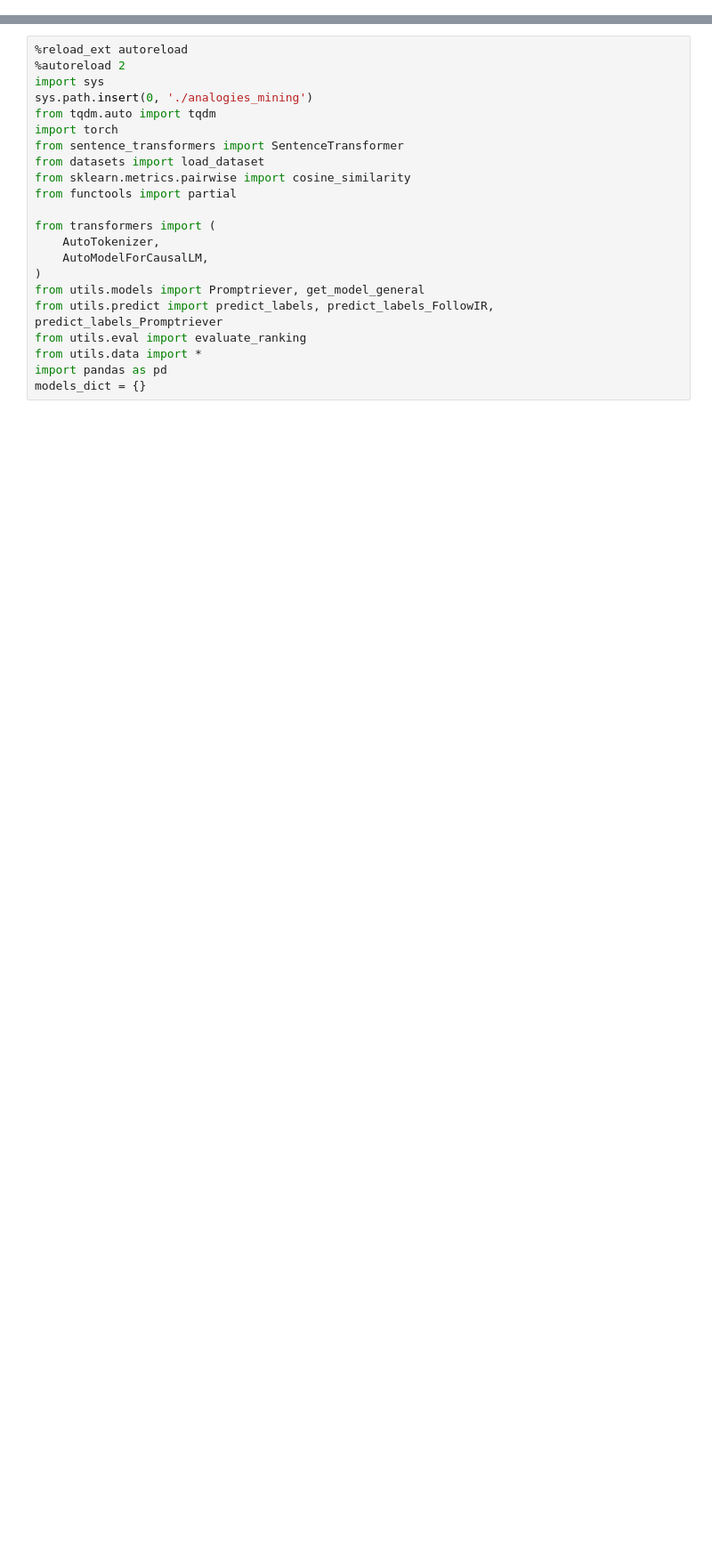
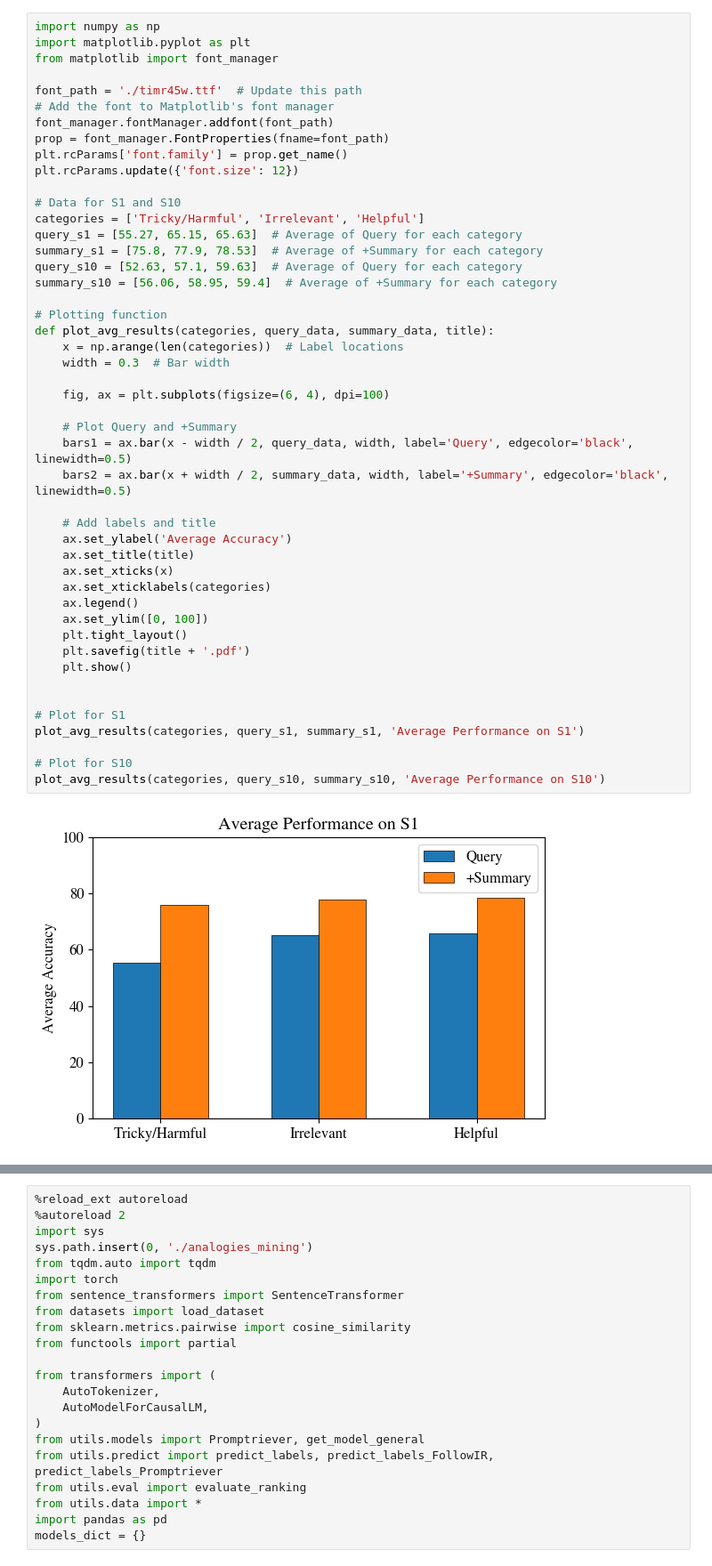
Before and after one commit to LittleDijkstraZ/Analogical_Retrieval, a Jupyter notebook: results_analysis_final.ipynb, the cells around one changed output, grey strips where cells are left out. Shown at 89% size. Cells and saved outputs as stored; diff of their text form; blank space fills up the shorter version.

```diff
--- a/results_analysis_final.ipynb
+++ b/results_analysis_final.ipynb
@@ -0,0 +86,49 @@
+# %%
+import numpy as np
+import matplotlib.pyplot as plt
+from matplotlib import font_manager
+
+font_path = './timr45w.ttf'  # Update this path
+# Add the font to Matplotlib's font manager
+font_manager.fontManager.addfont(font_path)
+prop = font_manager.FontProperties(fname=font_path)
+plt.rcParams['font.family'] = prop.get_name()
+plt.rcParams.update({'font.size': 12})
+
+# Data for S1 and S10
+categories = ['Tricky/Harmful', 'Irrelevant', 'Helpful']
+query_s1 = [55.27, 65.15, 65.63]  # Average of Query for each category
+summary_s1 = [75.8, 77.9, 78.53]  # Average of +Summary for each category
+query_s10 = [52.63, 57.1, 59.63]  # Average of Query for each category
+summary_s10 = [56.06, 58.95, 59.4]  # Average of +Summary for each category
+
+# Plotting function
+def plot_avg_results(categories, query_data, summary_data, title):
+    x = np.arange(len(categories))  # Label locations
+    width = 0.3  # Bar width
+
+    fig, ax = plt.subplots(figsize=(6, 4), dpi=100)
+
+    # Plot Query and +Summary
+    bars1 = ax.bar(x - width / 2, query_data, width, label='Query', edgecolor='black', linewidth=0.5)
+    bars2 = ax.bar(x + width / 2, summary_data, width, label='+Summary', edgecolor='black', linewidth=0.5)
+
+    # Add labels and title
+    ax.set_ylabel('Average Accuracy')
+    ax.set_title(title)
+    ax.set_xticks(x)
+    ax.set_xticklabels(categories)
+    ax.legend()
+    ax.set_ylim([0, 100])
+    plt.tight_layout()
+    plt.savefig(title + '.pdf')
+    plt.show()
+
+
+# Plot for S1
+plot_avg_results(categories, query_s1, summary_s1, 'Average Performance on S1')
+
+# Plot for S10
+plot_avg_results(categories, query_s10, summary_s10, 'Average Performance on S10')
+# %% [output]
+[figure, added]
```
Also changed, not shown: parts of 3 cells of this notebook.
